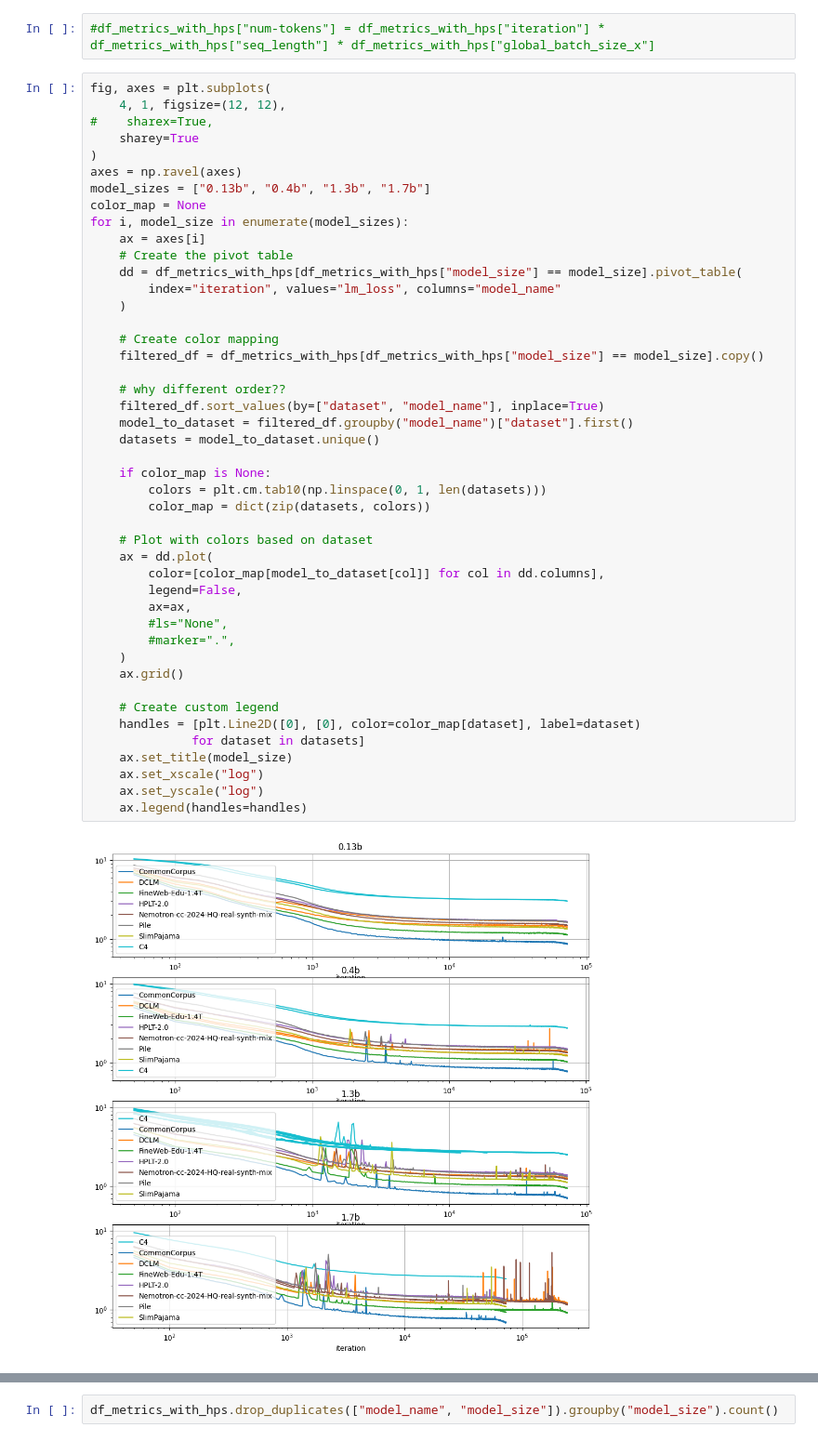
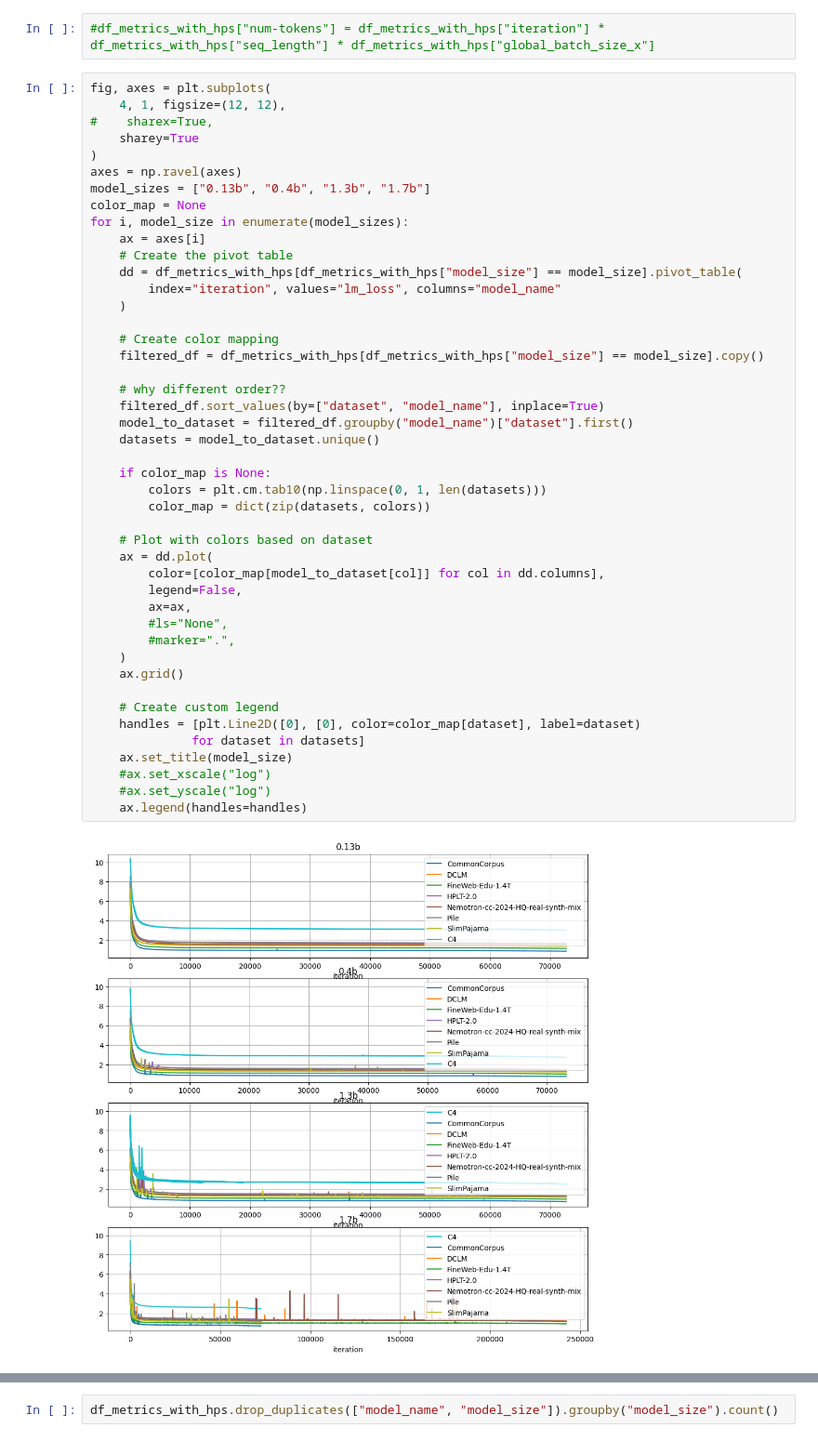
Before and after one commit to OpenEuroLLM/notebooks, a Jupyter notebook: logs-opensci-ref/analyse-logs.ipynb, the cells around one changed output, grey strips where cells are left out. Shown at 93% size. Cells and saved outputs as stored; diff of their text form.

```diff
--- a/logs-opensci-ref/analyse-logs.ipynb
+++ b/logs-opensci-ref/analyse-logs.ipynb
@@ -136,36 +137,36 @@ for i, model_size in enumerate(model_sizes):
     )
 
     # Create color mapping
     filtered_df = df_metrics_with_hps[df_metrics_with_hps["model_size"] == model_size].copy()
 
     # why different order??
     filtered_df.sort_values(by=["dataset", "model_name"], inplace=True)
     model_to_dataset = filtered_df.groupby("model_name")["dataset"].first()
     datasets = model_to_dataset.unique()
 
     if color_map is None:
         colors = plt.cm.tab10(np.linspace(0, 1, len(datasets)))
         color_map = dict(zip(datasets, colors))
 
     # Plot with colors based on dataset
     ax = dd.plot(
         color=[color_map[model_to_dataset[col]] for col in dd.columns],
         legend=False,
         ax=ax,
         #ls="None",
         #marker=".",
     )
     ax.grid()
 
     # Create custom legend
     handles = [plt.Line2D([0], [0], color=color_map[dataset], label=dataset)
               for dataset in datasets]
     ax.set_title(model_size)
-    ax.set_xscale("log")
-    ax.set_yscale("log")
+    #ax.set_xscale("log")
+    #ax.set_yscale("log")
     ax.legend(handles=handles)
 # %% [output]
-[figure, old version]
+[figure, new version]
 # %%
 runtimes = (df_metrics.groupby("model_name").max()["timestamp"] - df_metrics.groupby("model_name").min()["timestamp"]).apply(lambda x: x.seconds / 3600)
 num_gpus = pd.Series({model_name: slurm_dicts[model_name]["NUM_GPUS"] for model_name in runtimes.index})
```
Also changed, not shown: parts of 4 cells of this notebook.
